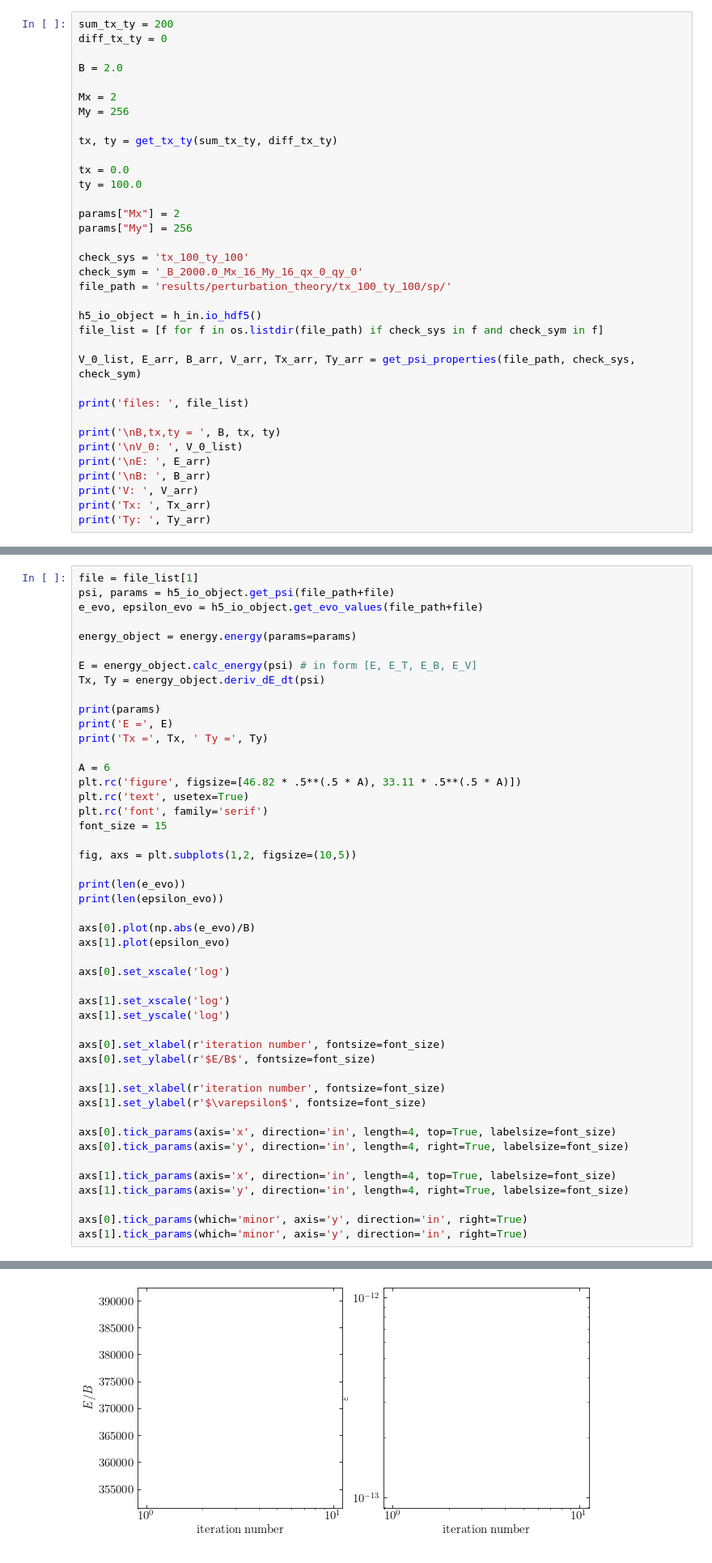
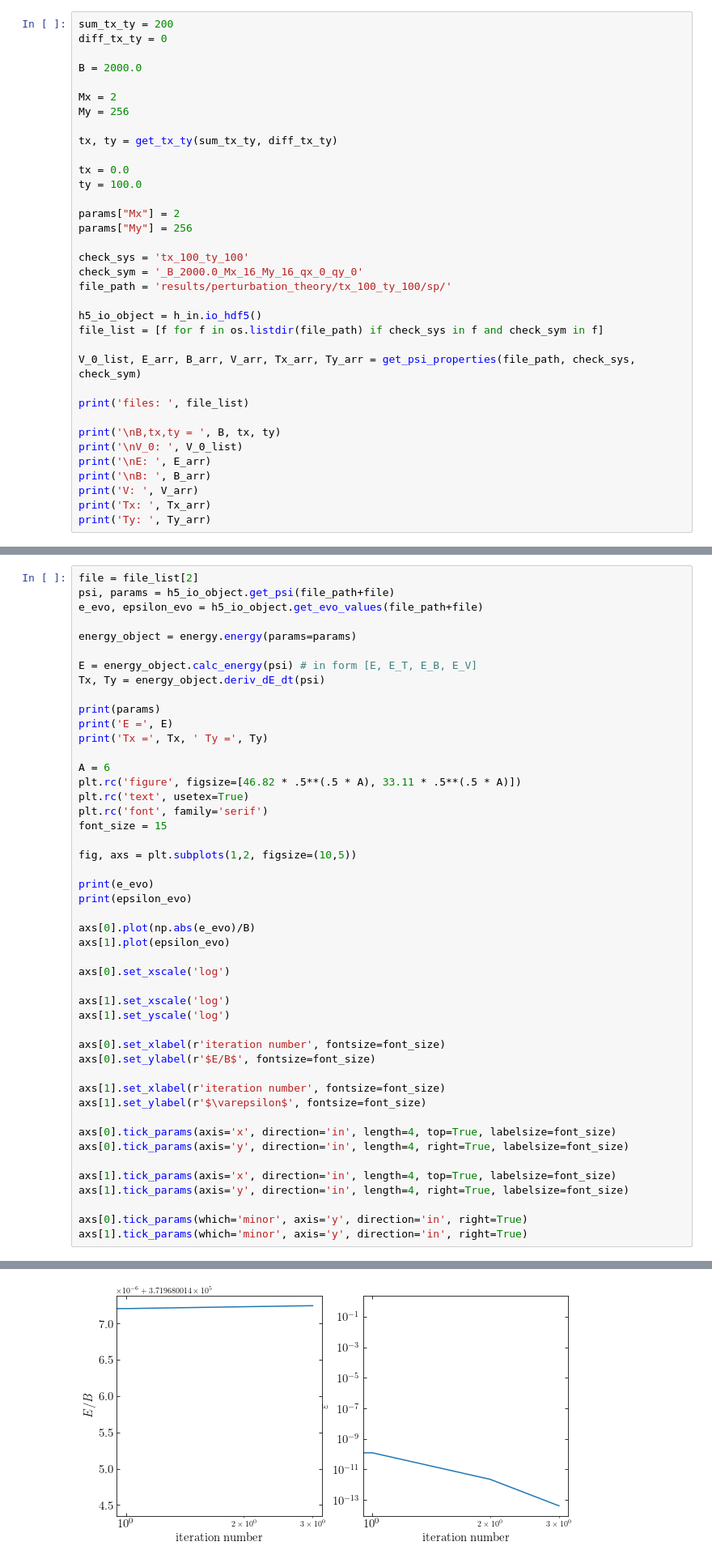
Before and after one commit to Progklui/rotor_lattice_models, a Jupyter notebook: calculation_check.ipynb, the cells around one changed output, grey strips where cells are left out. Shown: that part at 81% size. Saved outputs shown, nothing was run; the diff lists cells and outputs as text.

```diff
--- a/calculation_check.ipynb
+++ b/calculation_check.ipynb
@@ -144,7 +144,7 @@ h5_io_object = h_in.io_hdf5()
 sum_tx_ty = 200
 diff_tx_ty = 0
 
-B = 2.0
+B = 2000.0
 
 Mx = 2
 My = 256
@@ -191,7 +196,7 @@ Ty:  [-3.50043747e-04+3.85185989e-34j -1.96453416e-05+1.44444746e-34j]
 # %% [markdown]
 ### Results of one calculation
 # %%
-file = file_list[1]
+file = file_list[2]
 psi, params = h5_io_object.get_psi(file_path+file)
 e_evo, epsilon_evo = h5_io_object.get_evo_values(file_path+file)
 
@@ -212,8 +217,8 @@ font_size = 15
 
 fig, axs = plt.subplots(1,2, figsize=(10,5))
 
-print(len(e_evo))
-print(len(epsilon_evo))
+print(e_evo)
+print(epsilon_evo)
 
 axs[0].plot(np.abs(e_evo)/B)
 axs[1].plot(epsilon_evo)
@@ -248,3 +252,3 @@ Tx = (-1.9645341618495678e-05-0j)  Ty = (-1.964534161849716e-05+1.44444745829042
-[figure, old version]
+[figure, new version]
 # %%
 
```
Also changed, not shown: parts of 3 cells of this notebook, 1 other file.
